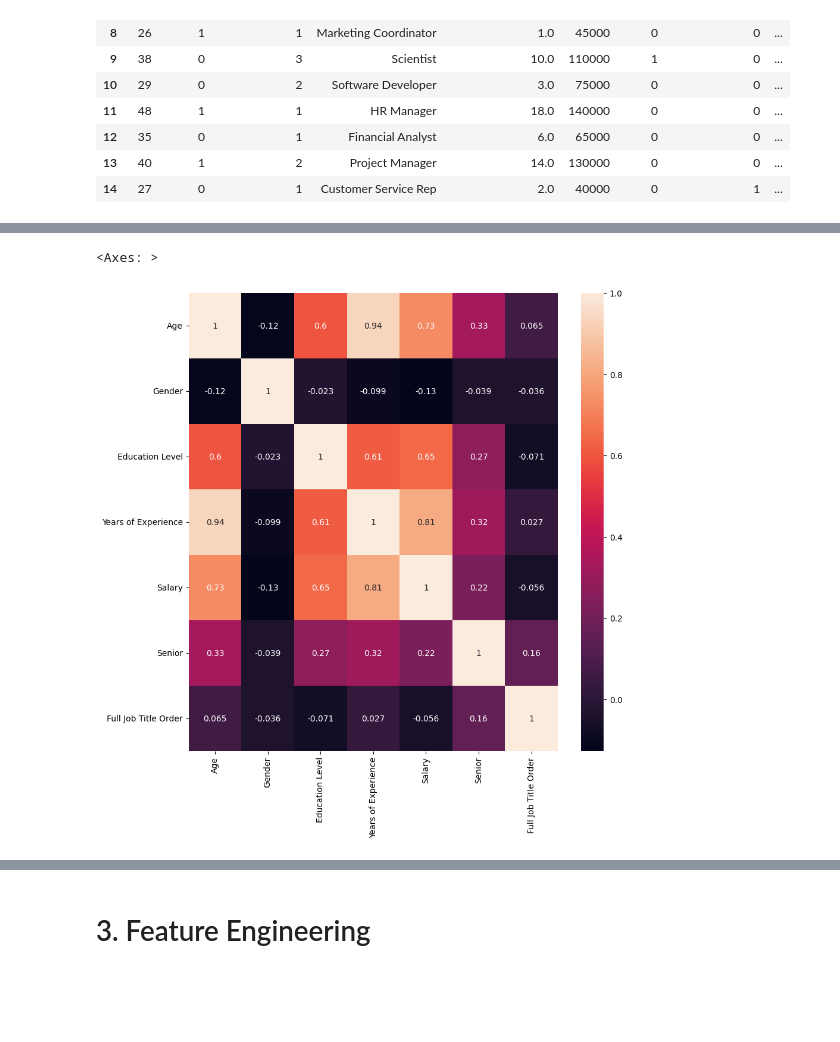
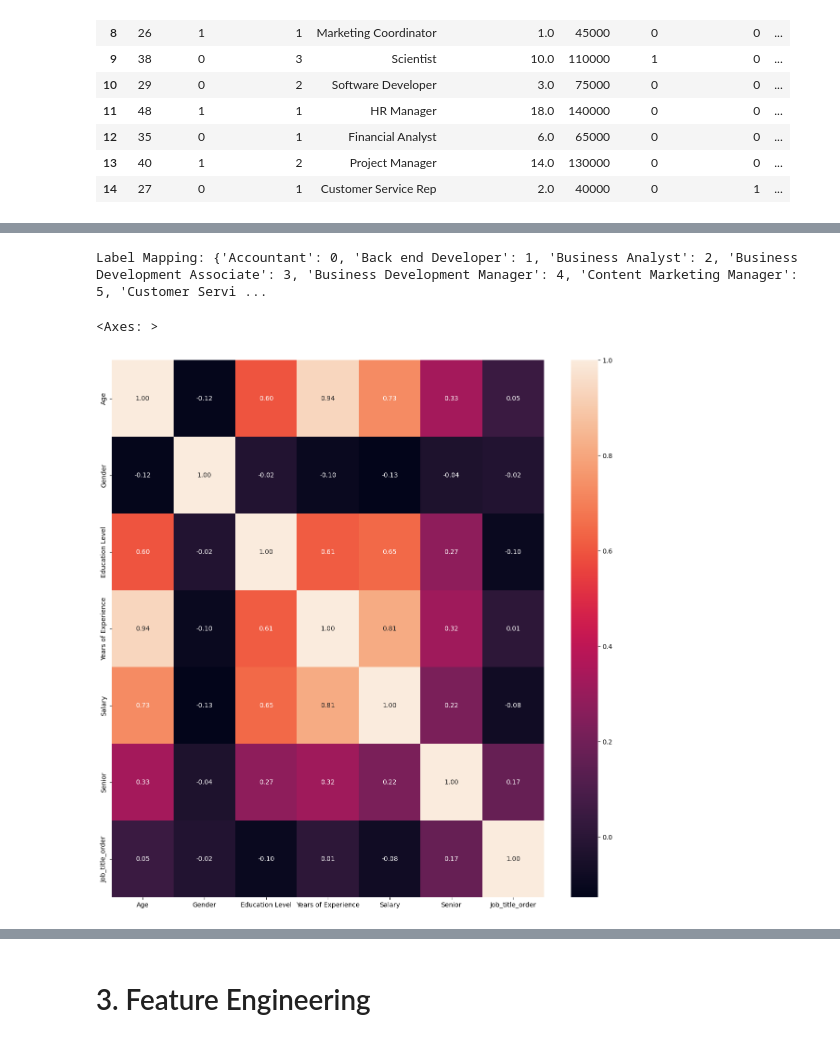
Before and after one commit to shaficse/SalaryPrediction, a Jupyter notebook: SalaryPrediction.ipynb, the cells around one changed output, grey strips where cells are left out. Drawn from its saved outputs; the diff is of its cells as text; code cells hidden in the pictures; blank space fills up the shorter version.

```diff
--- a/salaryPrediction_EDA_Train_Test.ipynb
+++ b/SalaryPrediction.ipynb
@@ -398,7 +403,7 @@ Outliers are present across several job titles, suggesting that there are except
 
 The 'Director of Data Science' role, although having fewer data points, seems to have a higher salary range, consistent with senior-level positions in the field.
 # %%
-# Check if employees working in diffence job is less than three employee
-df_job_title = df.groupby(["Job Title"])["Job Title"].filter(lambda x: len(x) < 4).value_counts()
+# Check if employees working in diffence job is only one employee
+df_job_title = df.groupby(["Job Title"])["Job Title"].filter(lambda x: len(x) < 5).value_counts()
 df_job_title.index.tolist()
 # %% [output]
@@ -498,12 +494,0 @@ len(df_copy['Job Title'].unique())
-# %%
-# To make analysist simpler, convert job titles containing less than 5 employees
-from sklearn.preprocessing import LabelEncoder
-labelencoder = LabelEncoder()
-df_copy.drop(['Country_Canada','Country_China','Country_UK', 'Country_USA', 'Race_Asian',
-                    'Race_Australian', 'Race_Black', 'Race_Chinese', 'Race_Hispanic', 'Race_Korean',
-                    'Race_Mixed', 'Race_Welsh', 'Race_White'], axis = 1, inplace = True)
-df_copy['Job Title'] = df_copy['Job Title'].map(lambda x: "Other" if x in df_job_title_column else x)
-df_copy['Full Job Title'] = df_copy['Job Title'] # Keep original column for classifying type of job
-df_copy['Full Job Title Order'] = labelencoder.fit_transform(df_copy['Full Job Title'])
-df_copy = pd.get_dummies(df_copy, columns = ['Job Title'], drop_first=False)
-df_copy.head(15)
@@ -544,0 +500,4 @@ df_copy[['Age',	'Gender', 'Education Level', 'Years of Experience',
+# %%
+# To make analysist simpler, convert job titles containing leass than 5 employees
+df_copy['Job_title_order'] = df_copy['Job Title'].map(lambda x: 'Other' if x in df_job_title.index.tolist() else x )
+df_copy
@@ -544,0 +518,5 @@ df_copy[['Age',	'Gender', 'Education Level', 'Years of Experience',
+# %%
+# Convert job category into label by label encoder
+label_encoder = LabelEncoder()
+df_copy['Job_title_order'] = label_encoder.fit_transform(df_copy['Job_title_order'])
+df_copy
@@ -544,0 +537,8 @@ df_copy[['Age',	'Gender', 'Education Level', 'Years of Experience',
+# %%
+# Save the mapping as a dictionary
+label_mapping = dict(zip(label_encoder.classes_, label_encoder.transform(label_encoder.classes_)))
+
+# Print or use the label_mapping as needed
+print("Label Mapping:", label_mapping)
+# %% [output]
+Label Mapping: {'Accountant': 0, 'Back end Developer': 1, 'Business Analyst': 2, 'Business Development Associate': 3, 'Business Development Manager': 4, 'Content Marketing Manager': 5, 'Customer Servi ...
@@ -545,9 +549,7 @@ df_copy[['Age',	'Gender', 'Education Level', 'Years of Experience',
 # %%
 # display correlation
-plt.figure(figsize = (10,10))
-sns.heatmap(df_copy[['Age',	'Gender', 'Education Level', 'Years of Experience',
-                     'Salary',	'Senior', 'Full Job Title Order']].corr()
-                     , annot = True)
+plt.figure(figsize = (15,15))
+sns.heatmap(df_copy.corr(), annot = True, fmt='.2f')
 # %% [output]
 <Axes: >
-[figure, old version]
+[figure, new version]
```
Also changed, not shown: parts of 56 cells of this notebook.
